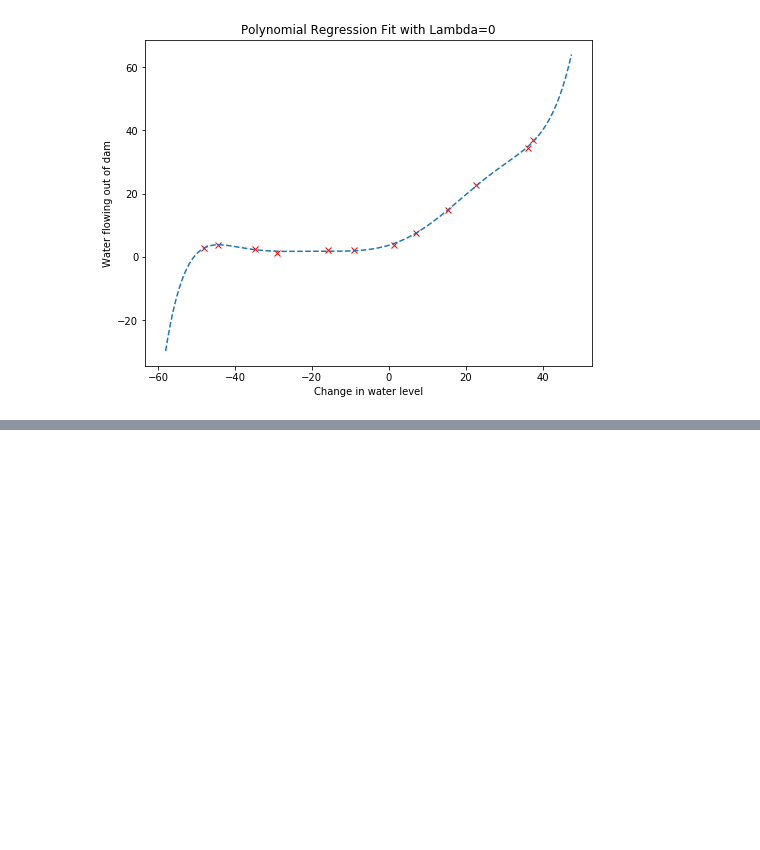
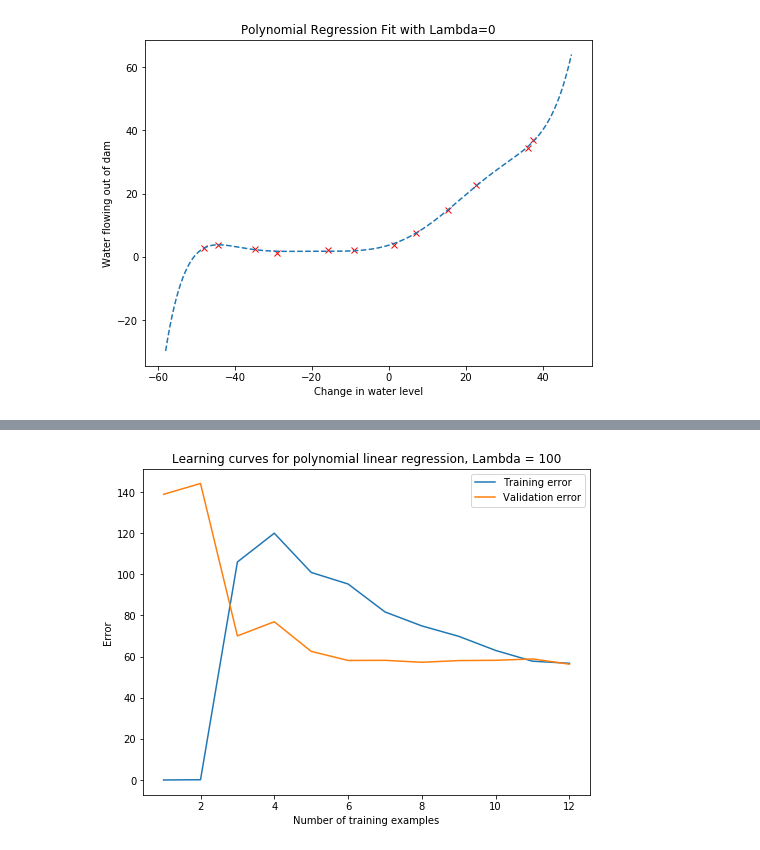
Before and after one commit to ZER-0-NE/Ng_ML, a Jupyter notebook: ex5/5_Regularized_linear_regression_and_bias_vs_variance.ipynb, the cells around one changed output, grey strips where cells are left out. Saved outputs shown, nothing was run; the diff lists cells and outputs as text; code cells hidden in the pictures; blank space fills up the shorter version.

```diff
--- a/ex5/5_Regularized_linear_regression_and_bias_vs_variance.ipynb
+++ b/ex5/5_Regularized_linear_regression_and_bias_vs_variance.ipynb
@@ -317,0 +371,8 @@ plt.show()
+# %%
+plot_learning_curves_reg(Lambda=100)
+
+# Since the model is underfitting the data, we expect to see a graph with high bias,
+# i.e. both training error and cross-validation error are high even with many
+# training examples - adding more training data does not help.
+# %% [output]
+[figure, added]
```
Also changed, not shown: parts of 8 cells of this notebook.
